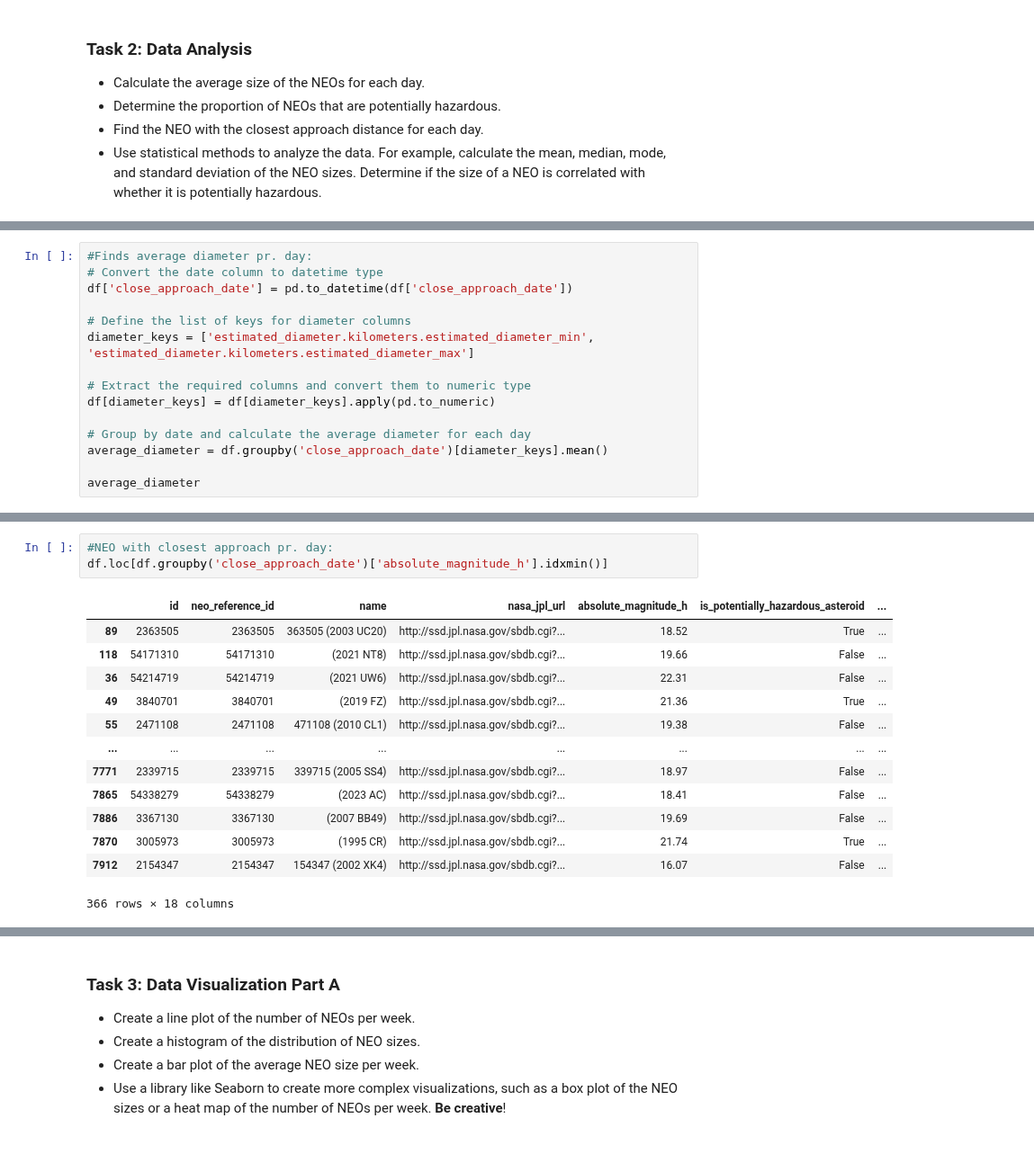
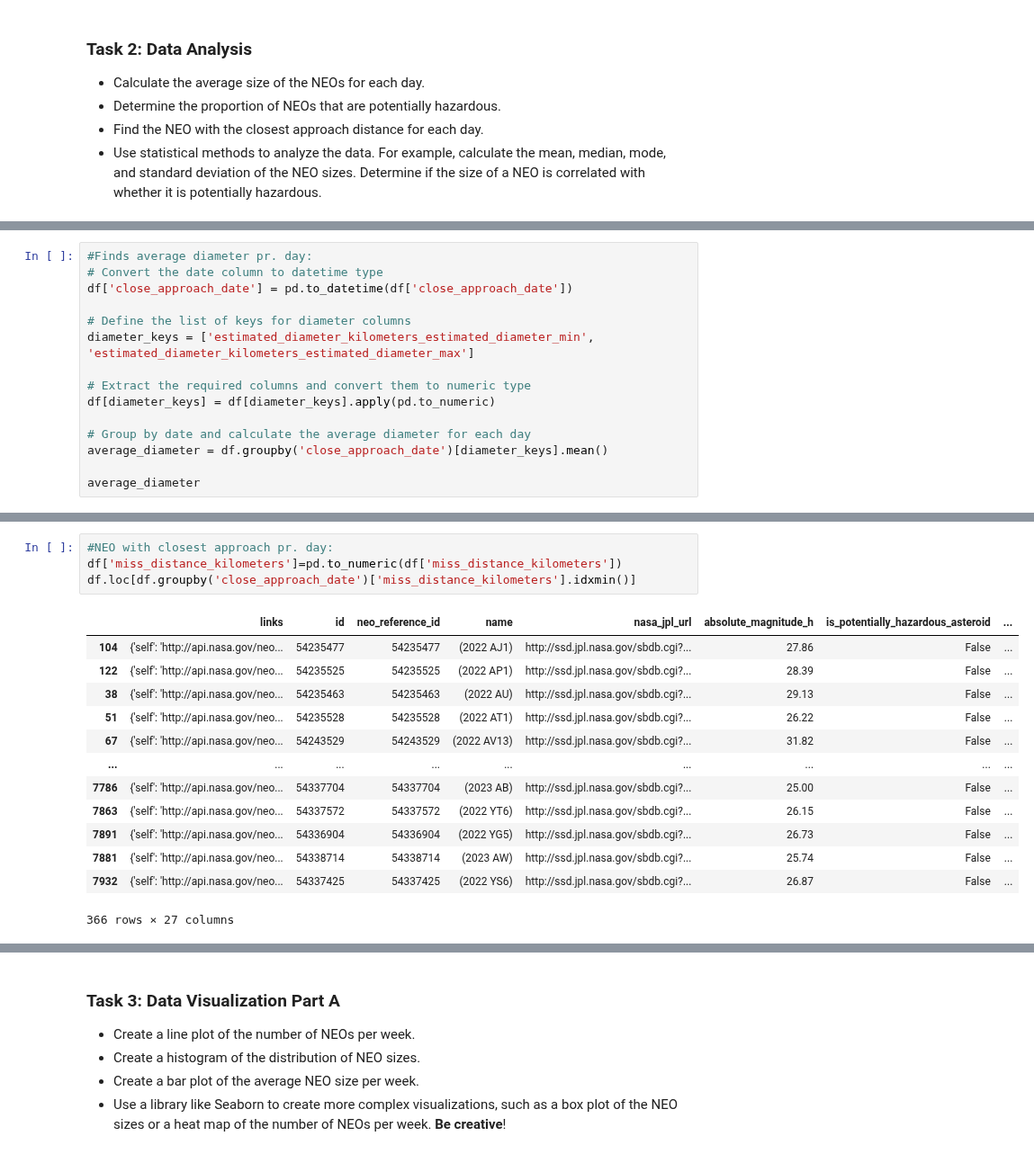
Before and after one commit to HatzeDJ/62444-Repository, a Jupyter notebook: 5_nasa_data_collection_and_visualization.ipynb, the cells around one changed output, grey strips where cells are left out. Shown at 90% size. Saved outputs shown, nothing was run; the diff lists cells and outputs as text.

```diff
--- a/5_nasa_data_collection_and_visualization.ipynb
+++ b/5_nasa_data_collection_and_visualization.ipynb
@@ -96,7 +178,7 @@ df = pd.json_normalize(flattened_data)
 df['close_approach_date'] = pd.to_datetime(df['close_approach_date'])
 
 # Define the list of keys for diameter columns
-diameter_keys = ['estimated_diameter.kilometers.estimated_diameter_min', 'estimated_diameter.kilometers.estimated_diameter_max']
+diameter_keys = ['estimated_diameter_kilometers_estimated_diameter_min', 'estimated_diameter_kilometers_estimated_diameter_max']
 
 # Extract the required columns and convert them to numeric type
 df[diameter_keys] = df[diameter_keys].apply(pd.to_numeric)
@@ -113,20 +215,21 @@ print("Proportion hazardours: \n", proportions)
 # %%
 #NEO with closest approach pr. day:
-df.loc[df.groupby('close_approach_date')['absolute_magnitude_h'].idxmin()]
+df['miss_distance_kilometers']=pd.to_numeric(df['miss_distance_kilometers'])
+df.loc[df.groupby('close_approach_date')['miss_distance_kilometers'].idxmin()]
 # %% [output]
-|  | id | neo_reference_id | name | nasa_jpl_url | absolute_magnitude_h | is_potentially_hazardous_asteroid | ... |
-| 89 | 2363505 | 2363505 | 363505 (2003 UC20) | http://ssd.jpl.nasa.gov/sbdb.cgi?... | 18.52 | True | ... |
-| 118 | 54171310 | 54171310 | (2021 NT8) | http://ssd.jpl.nasa.gov/sbdb.cgi?... | 19.66 | False | ... |
-| 36 | 54214719 | 54214719 | (2021 UW6) | http://ssd.jpl.nasa.gov/sbdb.cgi?... | 22.31 | False | ... |
-| 49 | 3840701 | 3840701 | (2019 FZ) | http://ssd.jpl.nasa.gov/sbdb.cgi?... | 21.36 | True | ... |
-| 55 | 2471108 | 2471108 | 471108 (2010 CL1) | http://ssd.jpl.nasa.gov/sbdb.cgi?... | 19.38 | False | ... |
-| ... | ... | ... | ... | ... | ... | ... | ... |
-| 7771 | 2339715 | 2339715 | 339715 (2005 SS4) | http://ssd.jpl.nasa.gov/sbdb.cgi?... | 18.97 | False | ... |
-| 7865 | 54338279 | 54338279 | (2023 AC) | http://ssd.jpl.nasa.gov/sbdb.cgi?... | 18.41 | False | ... |
-| 7886 | 3367130 | 3367130 | (2007 BB49) | http://ssd.jpl.nasa.gov/sbdb.cgi?... | 19.69 | False | ... |
-| 7870 | 3005973 | 3005973 | (1995 CR) | http://ssd.jpl.nasa.gov/sbdb.cgi?... | 21.74 | True | ... |
-| 7912 | 2154347 | 2154347 | 154347 (2002 XK4) | http://ssd.jpl.nasa.gov/sbdb.cgi?... | 16.07 | False | ... |
+|  | links | id | neo_reference_id | name | nasa_jpl_url | absolute_magnitude_h | is_potentially_hazardous_asteroid | ... |
+| 104 | {'self': 'http://api.nasa.gov/neo... | 54235477 | 54235477 | (2022 AJ1) | http://ssd.jpl.nasa.gov/sbdb.cgi?... | 27.86 | False | ... |
+| 122 | {'self': 'http://api.nasa.gov/neo... | 54235525 | 54235525 | (2022 AP1) | http://ssd.jpl.nasa.gov/sbdb.cgi?... | 28.39 | False | ... |
+| 38 | {'self': 'http://api.nasa.gov/neo... | 54235463 | 54235463 | (2022 AU) | http://ssd.jpl.nasa.gov/sbdb.cgi?... | 29.13 | False | ... |
+| 51 | {'self': 'http://api.nasa.gov/neo... | 54235528 | 54235528 | (2022 AT1) | http://ssd.jpl.nasa.gov/sbdb.cgi?... | 26.22 | False | ... |
+| 67 | {'self': 'http://api.nasa.gov/neo... | 54243529 | 54243529 | (2022 AV13) | http://ssd.jpl.nasa.gov/sbdb.cgi?... | 31.82 | False | ... |
+| ... | ... | ... | ... | ... | ... | ... | ... | ... |
+| 7786 | {'self': 'http://api.nasa.gov/neo... | 54337704 | 54337704 | (2023 AB) | http://ssd.jpl.nasa.gov/sbdb.cgi?... | 25.00 | False | ... |
+| 7863 | {'self': 'http://api.nasa.gov/neo... | 54337572 | 54337572 | (2022 YT6) | http://ssd.jpl.nasa.gov/sbdb.cgi?... | 26.15 | False | ... |
+| 7891 | {'self': 'http://api.nasa.gov/neo... | 54336904 | 54336904 | (2022 YG5) | http://ssd.jpl.nasa.gov/sbdb.cgi?... | 26.73 | False | ... |
+| 7881 | {'self': 'http://api.nasa.gov/neo... | 54338714 | 54338714 | (2023 AW) | http://ssd.jpl.nasa.gov/sbdb.cgi?... | 25.74 | False | ... |
+| 7932 | {'self': 'http://api.nasa.gov/neo... | 54337425 | 54337425 | (2022 YS6) | http://ssd.jpl.nasa.gov/sbdb.cgi?... | 26.87 | False | ... |
-366 rows × 18 columns
+366 rows × 27 columns
 # %%
 #Statistical analysis:
 # Convert the date column to datetime type
```
Also changed, not shown: parts of 11 cells of this notebook.
